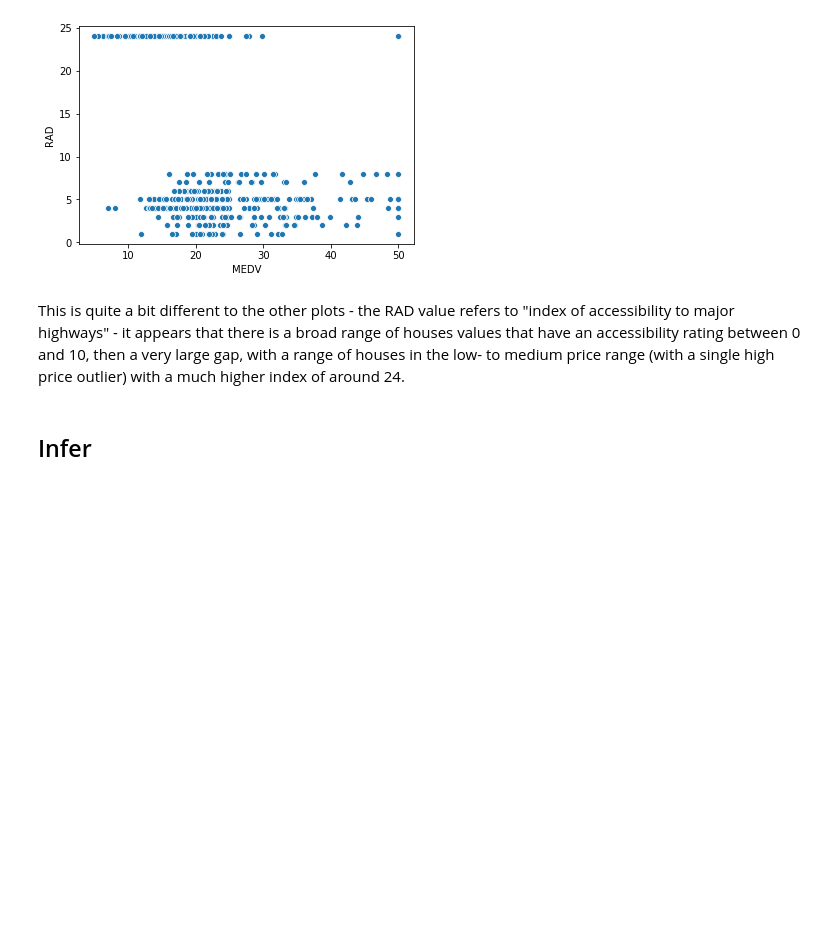
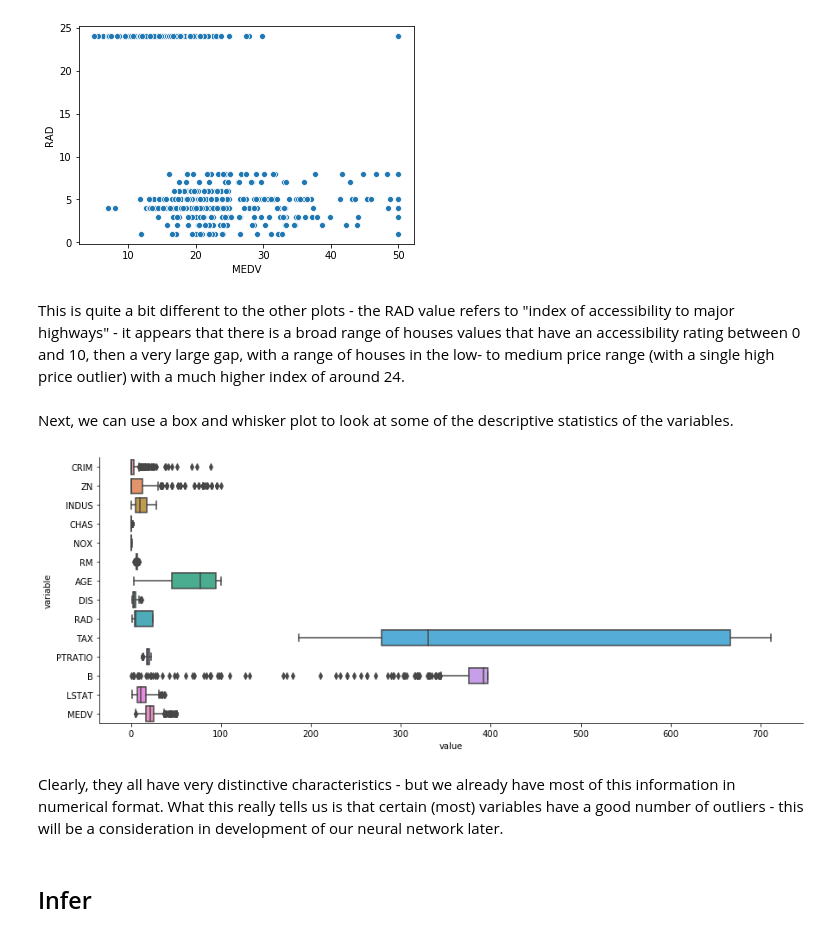
Before and after one commit to Pmcg1/ML-S_Project_2019, a Jupyter notebook: ML-S_2019.ipynb, the cells around one changed output. Saved outputs shown, nothing was run; the diff lists cells and outputs as text; code cells hidden in the pictures; blank space fills up the shorter version.

```diff
--- a/ML-S_2019.ipynb
+++ b/ML-S_2019.ipynb
@@ -181,6 +181,15 @@ sns.scatterplot(x='MEDV', y='RAD', data=df)
 [figure]
 # %% [markdown]
 This is quite a bit different to the other plots - the RAD value refers to "index of accessibility to major highways" - it appears that there is a broad range of houses values that have an accessibility rating between 0 and 10, then a very large gap, with a range of houses in the low- to medium price range (with a single high price outlier) with a much higher index of around 24.
+# %% [markdown]
+Next, we can use a box and whisker plot to look at some of the descriptive statistics of the variables.
+# %%
+#sns.boxplot(x="value", y="variable", data=pd.melt(df), height = 5)
+g = sns.catplot(x="value", y="variable", data=pd.melt(df), kind="box", height=5, aspect=2.5);
+# %% [output]
+[figure, added]
+# %% [markdown]
+Clearly, they all have very distinctive characteristics - but we already have most of this information in numerical format. What this really tells us is that certain (most) variables have a good number of outliers - this will be a consideration in development of our neural network later.
 # %% [markdown]
 ## Infer
 # %%
```
Also changed, not shown: parts of 37 cells of this notebook.
